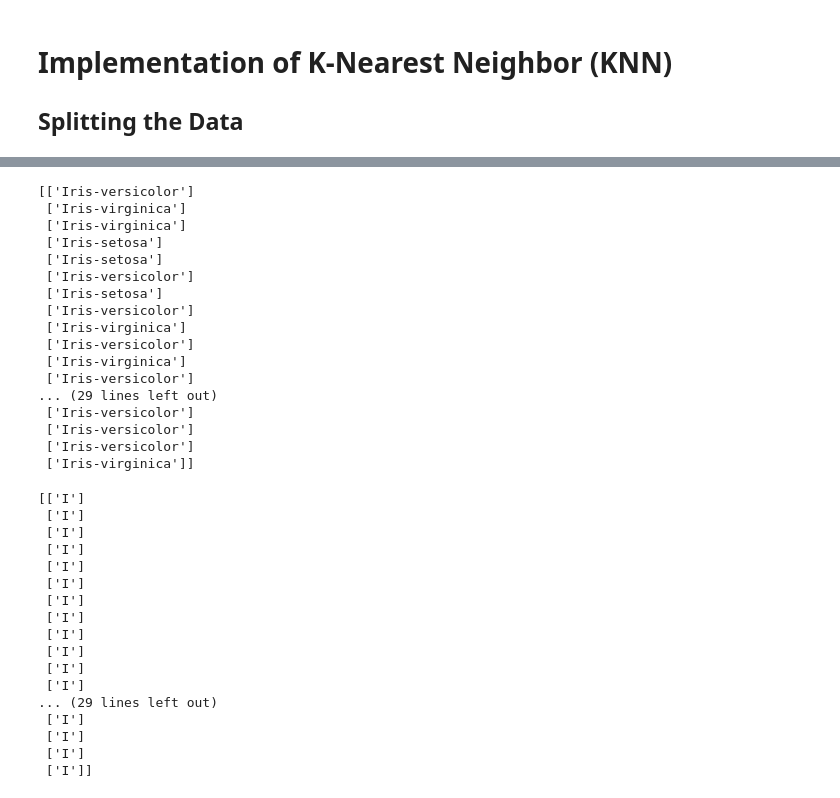
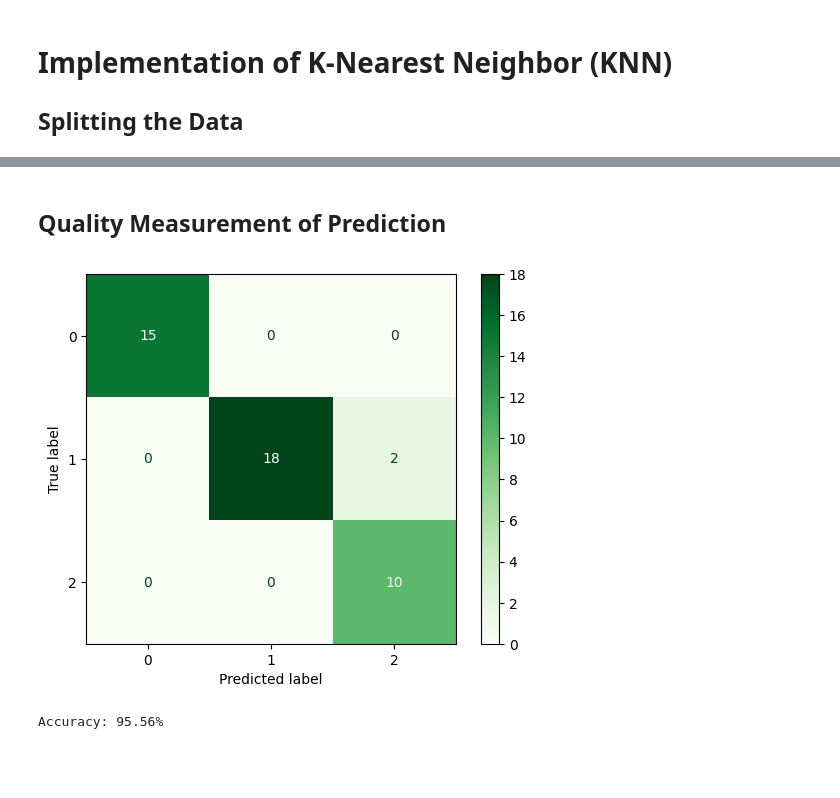
Before and after one commit to moOritzl/bachelorpraktikum-applied-machine-learning, a Jupyter notebook: Week_07/K-Nearest_Neighbor.ipynb, the cells around one changed output, grey strips where cells are left out. Saved outputs shown, nothing was run; the diff lists cells and outputs as text; code cells hidden in the pictures; blank space fills up the shorter version.

Commit message:
Quality Measurement of Prediction

```diff
--- a/Week_07/K-Nearest_Neighbor.ipynb
+++ b/Week_07/K-Nearest_Neighbor.ipynb
@@ -43,6 +44,9 @@ D2_X_train, D2_X_test, D2_y_train, D2_y_test = train_test_split(D2_X, D2_y, test
 # %%
 class KNNClassifier:
     def __init__(self, k):
+        if k % 2 == 0:
+            print(f'WARNING: {k} is even, ties in majority voting may occur.')
+
         self.k = k
         self.X_train = None
         self.y_train = None
@@ -92,6 +96,8 @@ class KNNClassifier:
         :return: Predicted class labels.
         """
         y_predicted = np.full((X.shape[0], 1), None, dtype=object)
+        if type(self.y_train[0][0]) is np.int64:
+            y_predicted = np.full((X.shape[0], 1), 0, dtype=np.int64)
 
         if self.X_train is None or self.y_train is None:
             raise ValueError("You should call fit before predict")
@@ -113,8 +119,3 @@ class KNNClassifier:
             y_predicted[i][0] = best_class
 
         return y_predicted
-# %%
-KNN = KNNClassifier(k=3)
-KNN.fit(D1_X_train, D1_y_train)
-
-y_pred = KNN.predict(D1_X_test)
@@ -145,40 +122,22 @@ plt.show()
-# %%
-print(D1_y_test)
-# %% [output]
-[['Iris-versicolor']
- ['Iris-virginica']
- ['Iris-virginica']
- ['Iris-setosa']
- ['Iris-setosa']
- ['Iris-versicolor']
- ['Iris-setosa']
- ['Iris-versicolor']
- ['Iris-virginica']
- ['Iris-versicolor']
- ['Iris-virginica']
- ['Iris-versicolor']
-... (29 lines left out)
- ['Iris-versicolor']
- ['Iris-versicolor']
- ['Iris-versicolor']
- ['Iris-virginica']]
-# %%
-print(y_pred)
-# %% [output]
-[['I']
- ['I']
- ['I']
- ['I']
- ['I']
- ['I']
- ['I']
- ['I']
- ['I']
- ['I']
- ['I']
- ['I']
-... (29 lines left out)
- ['I']
- ['I']
- ['I']
- ['I']]
+# %% [markdown]
+## Quality Measurement of Prediction
+# %%
+def predict_measure(X_train, X_test, y_train, y_test, k=3):
+    KNN = KNNClassifier(k=k)
+    KNN.fit(X_train, y_train)
+
+    y_pred = KNN.predict(X_test)
+
+    # Very convenient way of visualizing results from Classification with sklearn.metrics
+    cm = confusion_matrix(y_test, y_pred)
+
+    disp = ConfusionMatrixDisplay(confusion_matrix=cm)
+    disp.plot(cmap=plt.cm.Greens)
+    plt.show()
+
+    print(f'Accuracy: {accuracy_score(y_test, y_pred):.2%}')
+# %%
+predict_measure(D1_X_train, D1_X_test, D1_y_train, D1_y_test)
+# %% [output]
+[figure, added]
+Accuracy: 95.56%
```
Also changed, not shown: parts of 8 cells of this notebook.
